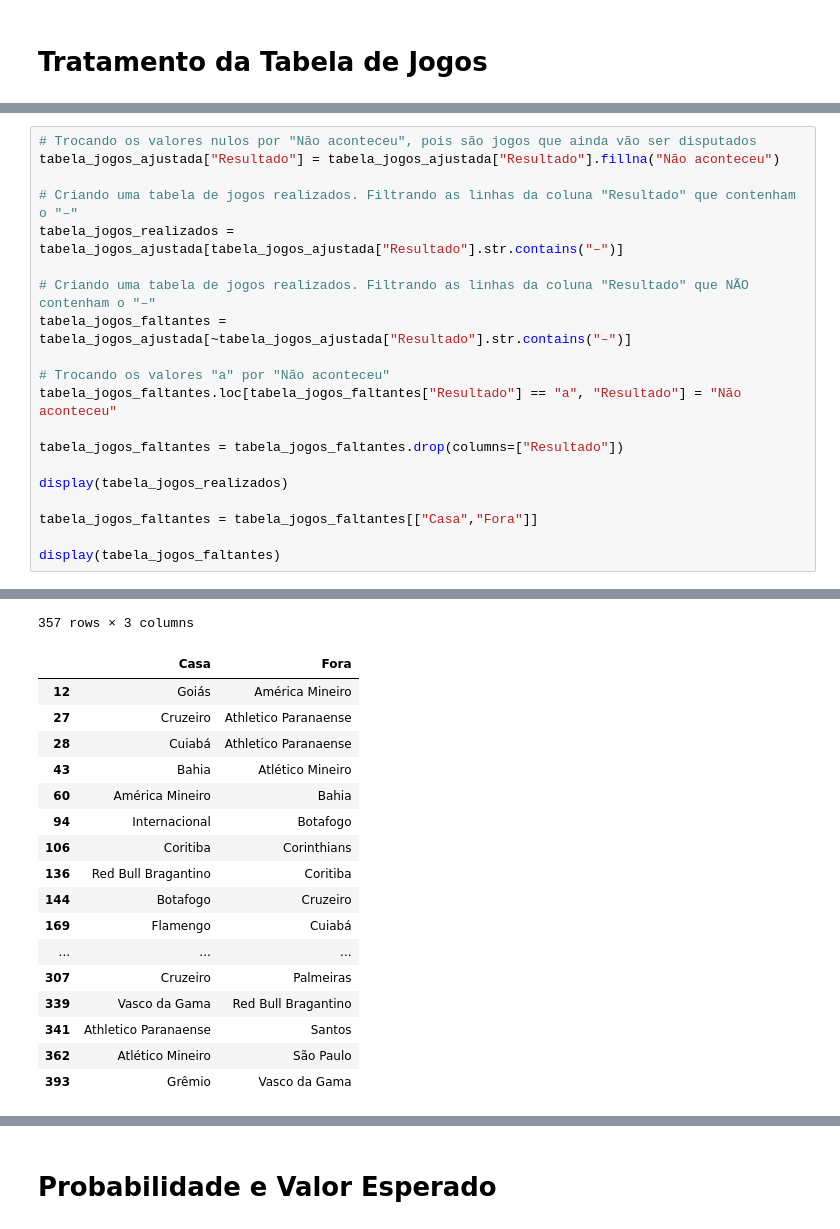
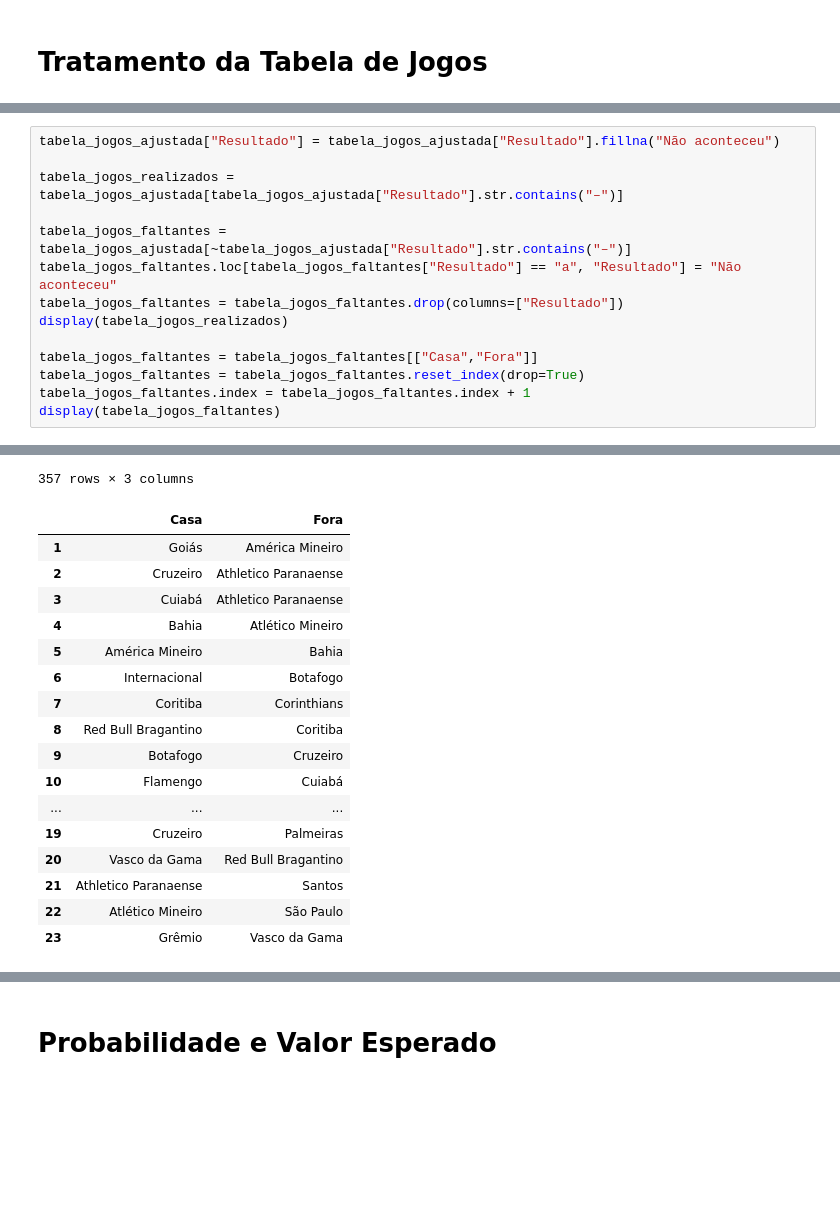
Before and after one commit to GChandrone/ProjetoBrasileirao2023, a Jupyter notebook: PrevisãoBrasileirão2023.ipynb, the cells around one changed output, grey strips where cells are left out. Saved outputs shown, nothing was run; the diff lists cells and outputs as text; blank space fills up the shorter version.

```diff
--- a/PrevisãoBrasileirão2023.ipynb
+++ b/PrevisãoBrasileirão2023.ipynb
@@ -203,52 +179,46 @@ display(tabela_jogos_ajustada)
 # %%
-# Trocando os valores nulos por "Não aconteceu", pois são jogos que ainda vão ser disputados
 tabela_jogos_ajustada["Resultado"] = tabela_jogos_ajustada["Resultado"].fillna("Não aconteceu")
 
-# Criando uma tabela de jogos realizados. Filtrando as linhas da coluna "Resultado" que contenham o "–"
 tabela_jogos_realizados = tabela_jogos_ajustada[tabela_jogos_ajustada["Resultado"].str.contains("–")]
 
-# Criando uma tabela de jogos realizados. Filtrando as linhas da coluna "Resultado" que NÃO contenham o "–"
 tabela_jogos_faltantes = tabela_jogos_ajustada[~tabela_jogos_ajustada["Resultado"].str.contains("–")]
-
-# Trocando os valores "a" por "Não aconteceu"
 tabela_jogos_faltantes.loc[tabela_jogos_faltantes["Resultado"] == "a", "Resultado"] = "Não aconteceu"
-
 tabela_jogos_faltantes = tabela_jogos_faltantes.drop(columns=["Resultado"])
-
 display(tabela_jogos_realizados)
 
 tabela_jogos_faltantes = tabela_jogos_faltantes[["Casa","Fora"]]
-
+tabela_jogos_faltantes = tabela_jogos_faltantes.reset_index(drop=True)
+tabela_jogos_faltantes.index = tabela_jogos_faltantes.index + 1
 display(tabela_jogos_faltantes)
 # %% [output]
 |  | Fora | Casa | Resultado |
 | 1 | América Mineiro | Athletico Paranaense | 3–2 |
 | 2 | América Mineiro | Atlético Mineiro | 2–2 |
 | 3 | América Mineiro | Bahia | 3–1 |
 | 4 | América Mineiro | Botafogo | 2–0 |
 | 5 | América Mineiro | Corinthians | 1–1 |
 | ... | ... | ... | ... |
 | 394 | Vasco da Gama | Internacional | 2–1 |
 | 395 | Vasco da Gama | Palmeiras | 1–0 |
 | 396 | Vasco da Gama | Red Bull Bragantino | 1–1 |
 | 397 | Vasco da Gama | Santos | 4–1 |
 | 398 | Vasco da Gama | São Paulo | 4–2 |
 357 rows × 3 columns
 |  | Casa | Fora |
-| 12 | Goiás | América Mineiro |
-| 27 | Cruzeiro | Athletico Paranaense |
-| 28 | Cuiabá | Athletico Paranaense |
-| 43 | Bahia | Atlético Mineiro |
-| 60 | América Mineiro | Bahia |
-| 94 | Internacional | Botafogo |
-| 106 | Coritiba | Corinthians |
-| 136 | Red Bull Bragantino | Coritiba |
-| 144 | Botafogo | Cruzeiro |
-| 169 | Flamengo | Cuiabá |
+| 1 | Goiás | América Mineiro |
+| 2 | Cruzeiro | Athletico Paranaense |
+| 3 | Cuiabá | Athletico Paranaense |
+| 4 | Bahia | Atlético Mineiro |
+| 5 | América Mineiro | Bahia |
+| 6 | Internacional | Botafogo |
+| 7 | Coritiba | Corinthians |
+| 8 | Red Bull Bragantino | Coritiba |
+| 9 | Botafogo | Cruzeiro |
+| 10 | Flamengo | Cuiabá |
 | ... | ... | ... |
-| 307 | Cruzeiro | Palmeiras |
-| 339 | Vasco da Gama | Red Bull Bragantino |
-| 341 | Athletico Paranaense | Santos |
-| 362 | Atlético Mineiro | São Paulo |
-| 393 | Grêmio | Vasco da Gama |
+| 19 | Cruzeiro | Palmeiras |
+| 20 | Vasco da Gama | Red Bull Bragantino |
+| 21 | Athletico Paranaense | Santos |
+| 22 | Atlético Mineiro | São Paulo |
+| 23 | Grêmio | Vasco da Gama |
 # %%
```
Also changed, not shown: parts of 24 cells of this notebook.
